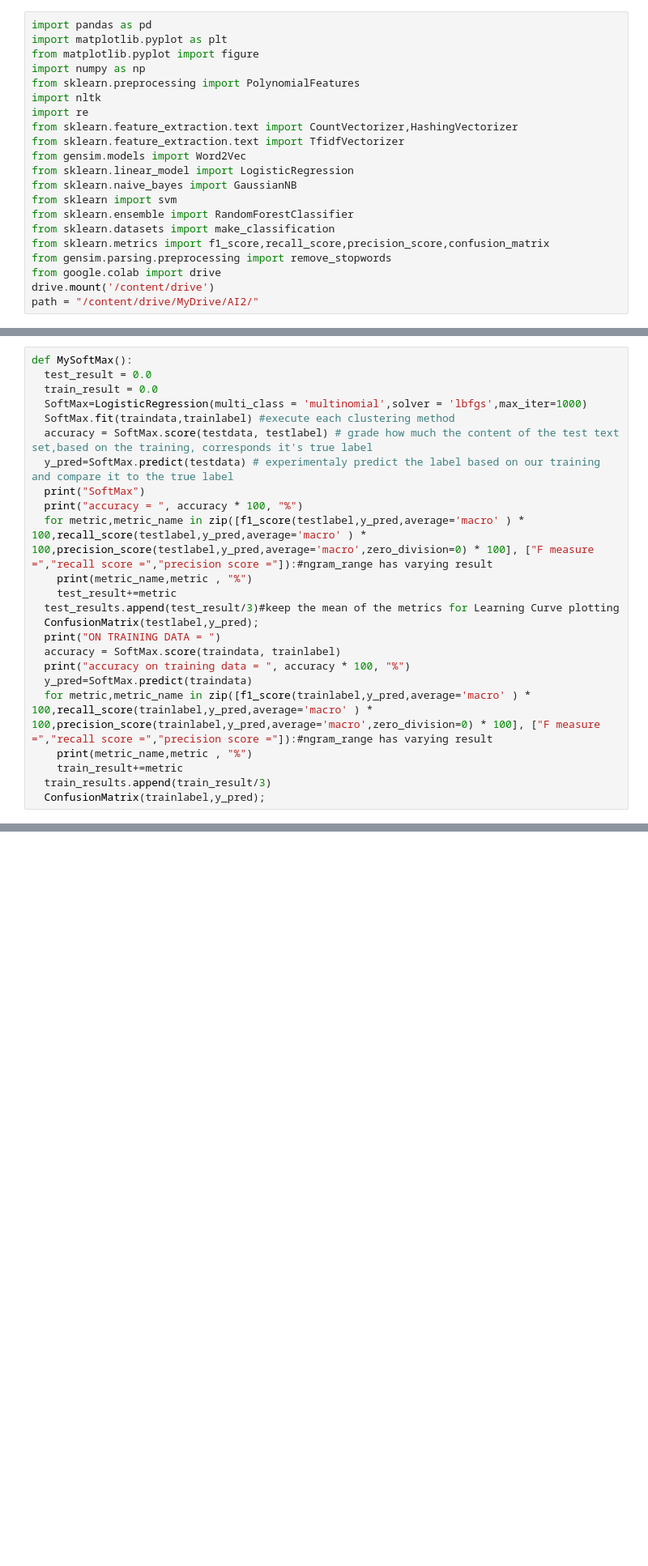
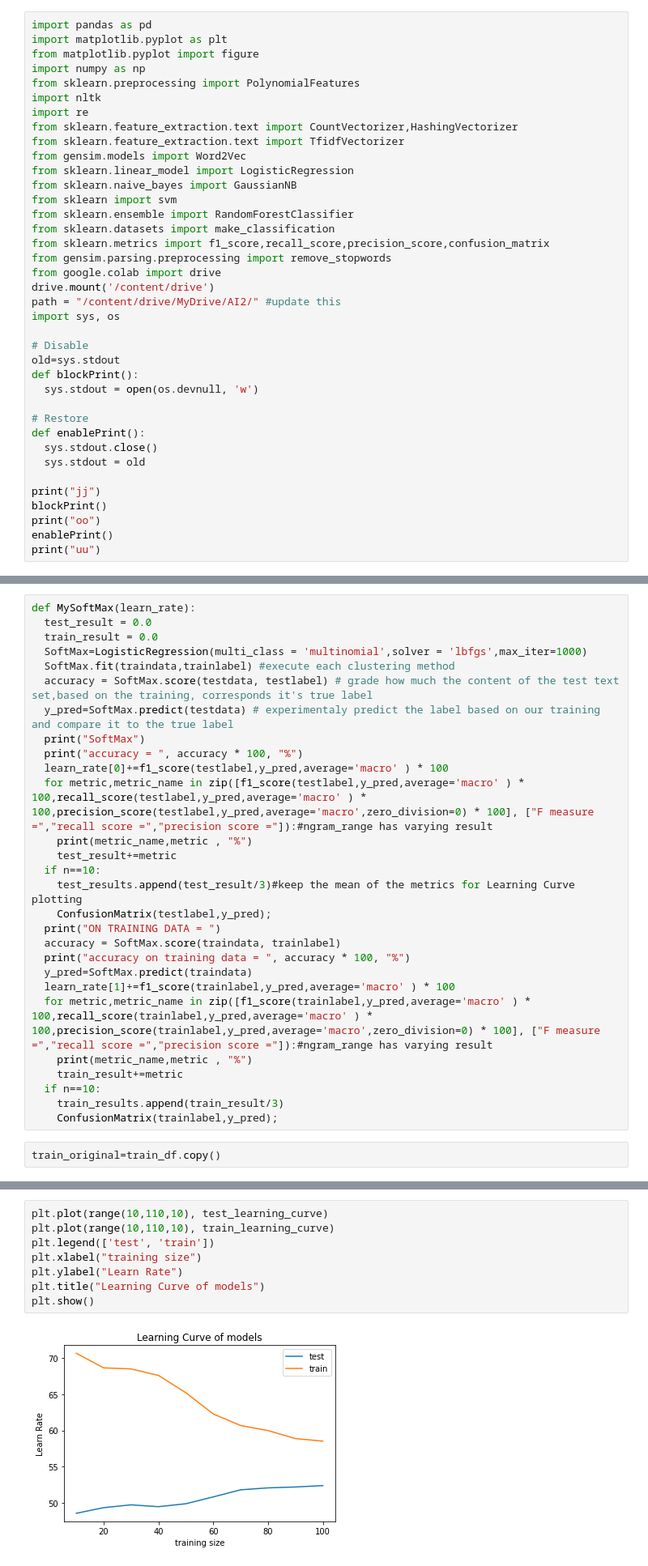
Before and after one commit to pavlosapostolatos/AI2, a Jupyter notebook: AI2_project1.ipynb, the cells around one changed output, grey strips where cells are left out. Shown: that part at 81% size. Cells and saved outputs as stored; diff of their text form; blank space fills up the shorter version.

```diff
--- a/AI2_project1.ipynb
+++ b/AI2_project1.ipynb
@@ -25,5 +23,22 @@ from sklearn.metrics import f1_score,recall_score,precision_score,confusion_matr
 from gensim.parsing.preprocessing import remove_stopwords
 from google.colab import drive
 drive.mount('/content/drive')
-path = "/content/drive/MyDrive/AI2/"
+path = "/content/drive/MyDrive/AI2/" #update this
+import sys, os
+
+# Disable
+old=sys.stdout
+def blockPrint():
+  sys.stdout = open(os.devnull, 'w')
+
+# Restore
+def enablePrint():
+  sys.stdout.close()
+  sys.stdout = old
+
+print("jj")
+blockPrint()
+print("oo")
+enablePrint()
+print("uu")
 # %% [output]
@@ -133,5 +152,5 @@ def ConfusionMatrix(test_label,ypred):
 # %%
-def MySoftMax():
+def MySoftMax(learn_rate):
   test_result = 0.0
   train_result = 0.0
   SoftMax=LogisticRegression(multi_class = 'multinomial',solver = 'lbfgs',max_iter=1000)
@@ -140,17 +159,23 @@ def MySoftMax():
   y_pred=SoftMax.predict(testdata) # experimentaly predict the label based on our training and compare it to the true label
   print("SoftMax")
   print("accuracy = ", accuracy * 100, "%")
+  learn_rate[0]+=f1_score(testlabel,y_pred,average='macro' ) * 100
   for metric,metric_name in zip([f1_score(testlabel,y_pred,average='macro' ) * 100,recall_score(testlabel,y_pred,average='macro' ) * 100,precision_score(testlabel,y_pred,average='macro',zero_division=0) * 100], ["F measure =","recall score =","precision score ="]):#ngram_range has varying result
     print(metric_name,metric , "%")
     test_result+=metric
-  test_results.append(test_result/3)#keep the mean of the metrics for Learning Curve plotting
-  ConfusionMatrix(testlabel,y_pred);
+  if n==10:
+    test_results.append(test_result/3)#keep the mean of the metrics for Learning Curve plotting
+    ConfusionMatrix(testlabel,y_pred);
   print("ON TRAINING DATA = ")
   accuracy = SoftMax.score(traindata, trainlabel)
   print("accuracy on training data = ", accuracy * 100, "%")
   y_pred=SoftMax.predict(traindata)
+  learn_rate[1]+=f1_score(trainlabel,y_pred,average='macro' ) * 100
   for metric,metric_name in zip([f1_score(trainlabel,y_pred,average='macro' ) * 100,recall_score(trainlabel,y_pred,average='macro' ) * 100,precision_score(trainlabel,y_pred,average='macro',zero_division=0) * 100], ["F measure =","recall score =","precision score ="]):#ngram_range has varying result
     print(metric_name,metric , "%")
     train_result+=metric
-  train_results.append(train_result/3)
-  ConfusionMatrix(trainlabel,y_pred);
+  if n==10:
+    train_results.append(train_result/3)
+    ConfusionMatrix(trainlabel,y_pred);
+# %%
+train_original=train_df.copy()
@@ -338,0 +391,10 @@ plt.show()
+# %%
+plt.plot(range(10,110,10), test_learning_curve)
+plt.plot(range(10,110,10), train_learning_curve)
+plt.legend(['test', 'train'])
+plt.xlabel("training size")
+plt.ylabel("Learn Rate")
+plt.title("Learning Curve of models")
+plt.show()
+# %% [output]
+[figure, added]
```
Also changed, not shown: parts of 10 cells of this notebook.
